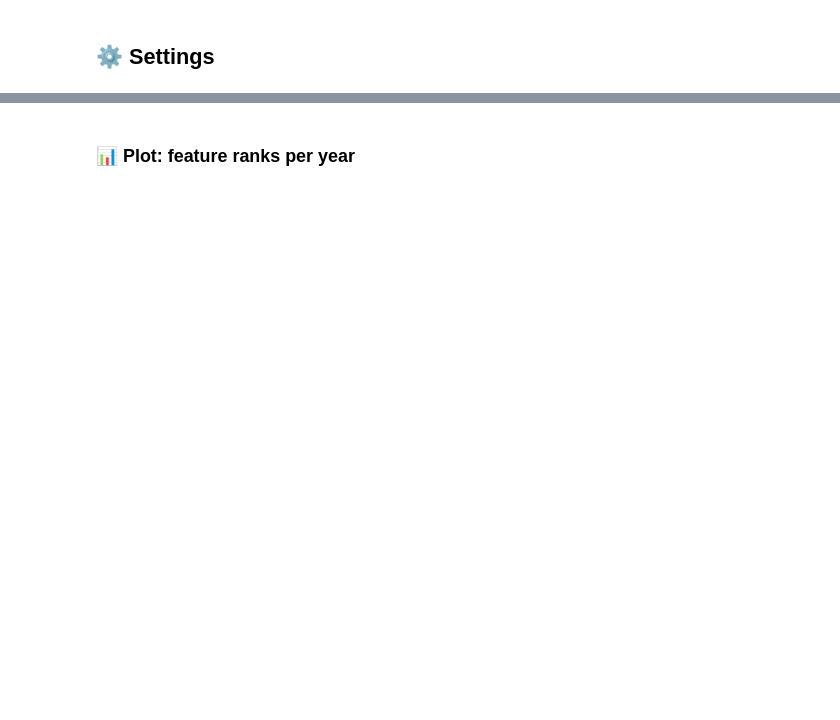
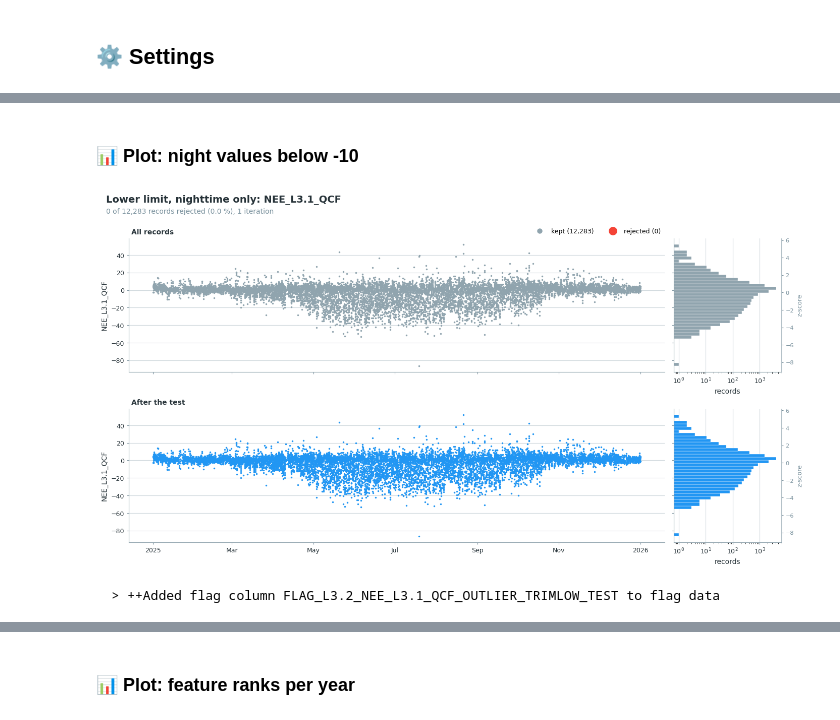
Before and after one commit to holukas/dataset_ch-lae_flux_product, a Jupyter notebook: workflow/30_FLUX_PROCESSING_CHAIN/34_IRGA72_2016-2024/01_FPPC_IRGA72_2016-2026.09.ipynb, the cells around one changed output, grey strips where cells are left out. Drawn from its saved outputs; the diff is of its cells as text; code cells hidden in the pictures; blank space fills up the shorter version.

```diff
--- a/workflow/30_FLUX_PROCESSING_CHAIN/34_IRGA72_2016-2024/01_FPPC_IRGA72_2016-2026.09.ipynb
+++ b/workflow/30_FLUX_PROCESSING_CHAIN/34_IRGA72_2016-2024/01_FPPC_IRGA72_2016-2026.09.ipynb
@@ -245,0 +370,10 @@ print(f'After L3.2: {data.filteredseries.dropna().count():,} valid records')
+# %% [markdown]
+### 📊 Plot: night values below -10
+# %%
+sod.flag_outliers_trim_low_test(trim_nighttime=True, lower_limit=-10, showplot=True, verbose=True)
+# %% [output]
+[figure, added]
+# %%
+sod.addflag()  # accept this test
+# %% [output]
+  > ++Added flag column FLAG_L3.2_NEE_L3.1_QCF_OUTLIER_TRIMLOW_TEST to flag data
```
Also changed, not shown: parts of 92 cells of this notebook.
